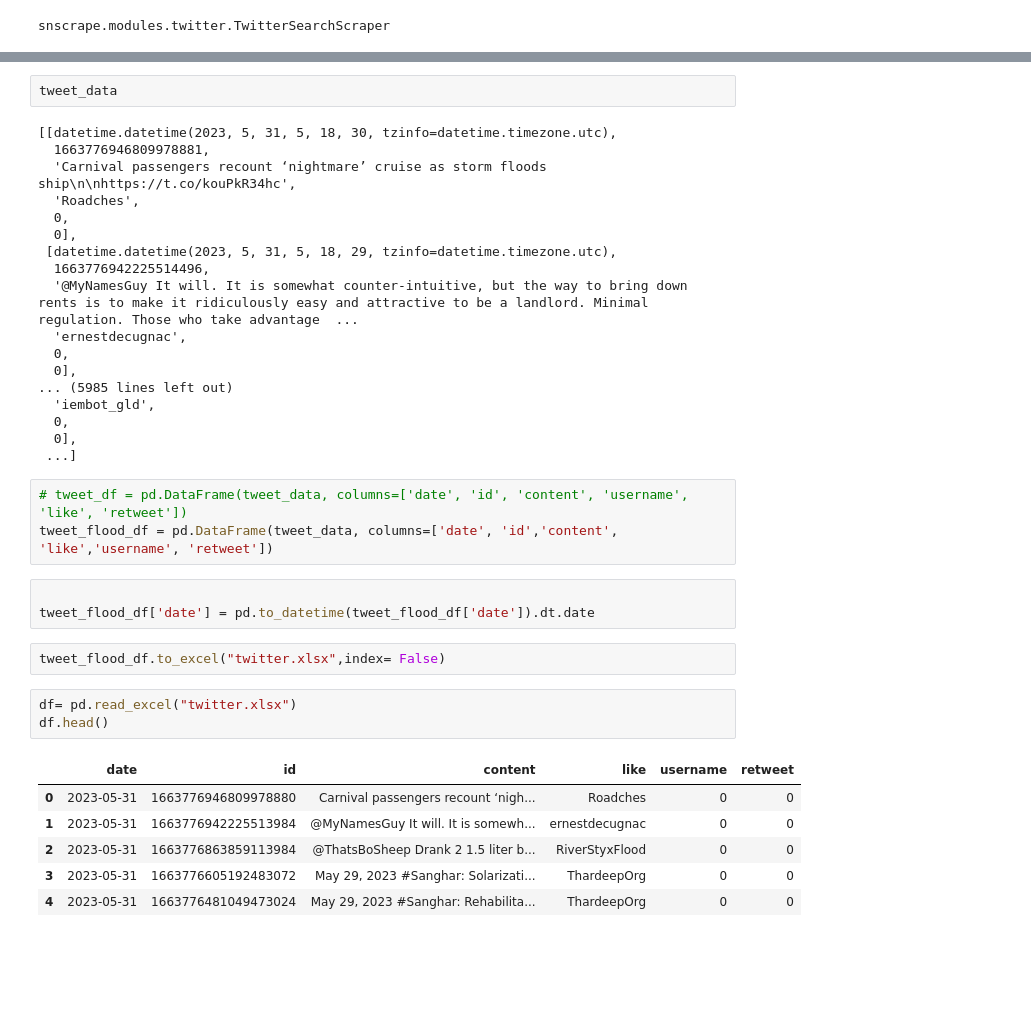
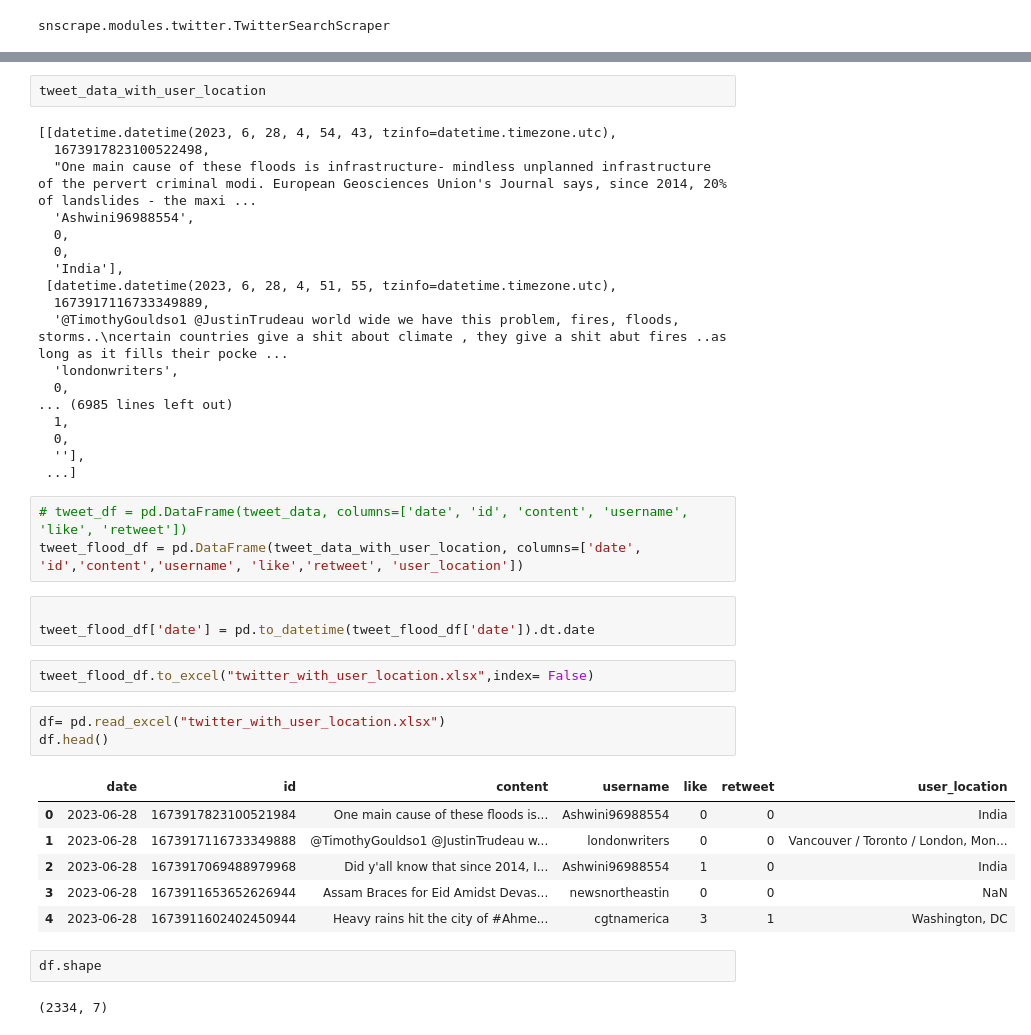
Before and after one commit to Abdul-Rehman-Astro/Using-Social-Media-for-natural-hazard-identification, a Jupyter notebook: Data Scrape/Scraping Twitter snscrape.ipynb, the cells around one changed output, grey strips where cells are left out. Cells and saved outputs as stored; diff of their text form; blank space fills up the shorter version.

```diff
--- a/Data Scrape/Scraping Twitter snscrape.ipynb
+++ b/Data Scrape/Scraping Twitter snscrape.ipynb
@@ -36,38 +74,42 @@ User 14204245 not found in user refs in card on tweet 1663730577495715843
 # %%
-tweet_data
+tweet_data_with_user_location
 # %% [output]
-[[datetime.datetime(2023, 5, 31, 5, 18, 30, tzinfo=datetime.timezone.utc),
-  1663776946809978881,
-  'Carnival passengers recount ‘nightmare’ cruise as storm floods ship\n\nhttps://t.co/kouPkR34hc',
-  'Roadches',
+[[datetime.datetime(2023, 6, 28, 4, 54, 43, tzinfo=datetime.timezone.utc),
+  1673917823100522498,
+  "One main cause of these floods is infrastructure- mindless unplanned infrastructure of the pervert criminal modi. European Geosciences Union's Journal says, since 2014, 20% of landslides - the maxi ...
+  'Ashwini96988554',
   0,
-  0],
- [datetime.datetime(2023, 5, 31, 5, 18, 29, tzinfo=datetime.timezone.utc),
-  1663776942225514496,
-  '@MyNamesGuy It will. It is somewhat counter-intuitive, but the way to bring down rents is to make it ridiculously easy and attractive to be a landlord. Minimal regulation. Those who take advantage  ...
-  'ernestdecugnac',
   0,
-  0],
-... (5985 lines left out)
-  'iembot_gld',
+  'India'],
+ [datetime.datetime(2023, 6, 28, 4, 51, 55, tzinfo=datetime.timezone.utc),
+  1673917116733349889,
+  '@TimothyGouldso1 @JustinTrudeau world wide we have this problem, fires, floods, storms..\ncertain countries give a shit about climate , they give a shit abut fires ..as long as it fills their pocke ...
+  'londonwriters',
   0,
-  0],
+... (6985 lines left out)
+  1,
+  0,
+  ''],
  ...]
 # %%
 # tweet_df = pd.DataFrame(tweet_data, columns=['date', 'id', 'content', 'username', 'like', 'retweet'])
-tweet_flood_df = pd.DataFrame(tweet_data, columns=['date', 'id','content', 'like','username', 'retweet'])
+tweet_flood_df = pd.DataFrame(tweet_data_with_user_location, columns=['date', 'id','content','username', 'like','retweet', 'user_location'])
 # %%
 
 tweet_flood_df['date'] = pd.to_datetime(tweet_flood_df['date']).dt.date
 # %%
-tweet_flood_df.to_excel("twitter.xlsx",index= False)
+tweet_flood_df.to_excel("twitter_with_user_location.xlsx",index= False)
 # %%
-df= pd.read_excel("twitter.xlsx")
+df= pd.read_excel("twitter_with_user_location.xlsx")
 df.head()
 # %% [output]
-|  | date | id | content | like | username | retweet |
-| 0 | 2023-05-31 | 1663776946809978880 | Carnival passengers recount ‘nigh... | Roadches | 0 | 0 |
-| 1 | 2023-05-31 | 1663776942225513984 | @MyNamesGuy It will. It is somewh... | ernestdecugnac | 0 | 0 |
-| 2 | 2023-05-31 | 1663776863859113984 | @ThatsBoSheep Drank 2 1.5 liter b... | RiverStyxFlood | 0 | 0 |
-| 3 | 2023-05-31 | 1663776605192483072 | May 29, 2023 #Sanghar: Solarizati... | ThardeepOrg | 0 | 0 |
-| 4 | 2023-05-31 | 1663776481049473024 | May 29, 2023 #Sanghar: Rehabilita... | ThardeepOrg | 0 | 0 |
+|  | date | id | content | username | like | retweet | user_location |
+| 0 | 2023-06-28 | 1673917823100521984 | One main cause of these floods is... | Ashwini96988554 | 0 | 0 | India |
+| 1 | 2023-06-28 | 1673917116733349888 | @TimothyGouldso1 @JustinTrudeau w... | londonwriters | 0 | 0 | Vancouver / Toronto / London, Mon... |
+| 2 | 2023-06-28 | 1673917069488979968 | Did y'all know that since 2014, I... | Ashwini96988554 | 1 | 0 | India |
+| 3 | 2023-06-28 | 1673911653652626944 | Assam Braces for Eid Amidst Devas... | newsnortheastin | 0 | 0 | NaN |
+| 4 | 2023-06-28 | 1673911602402450944 | Heavy rains hit the city of #Ahme... | cgtnamerica | 3 | 1 | Washington, DC |
+# %%
+df.shape
+# %% [output]
+(2334, 7)
```
Also changed, not shown: parts of 4 cells of this notebook, 13 other files.
